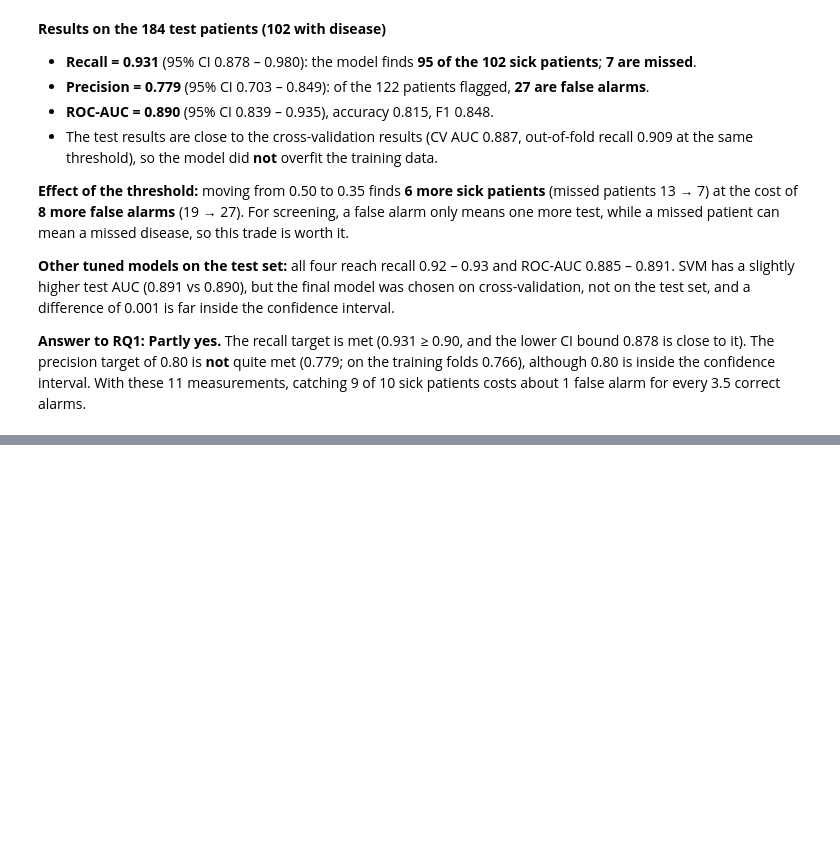
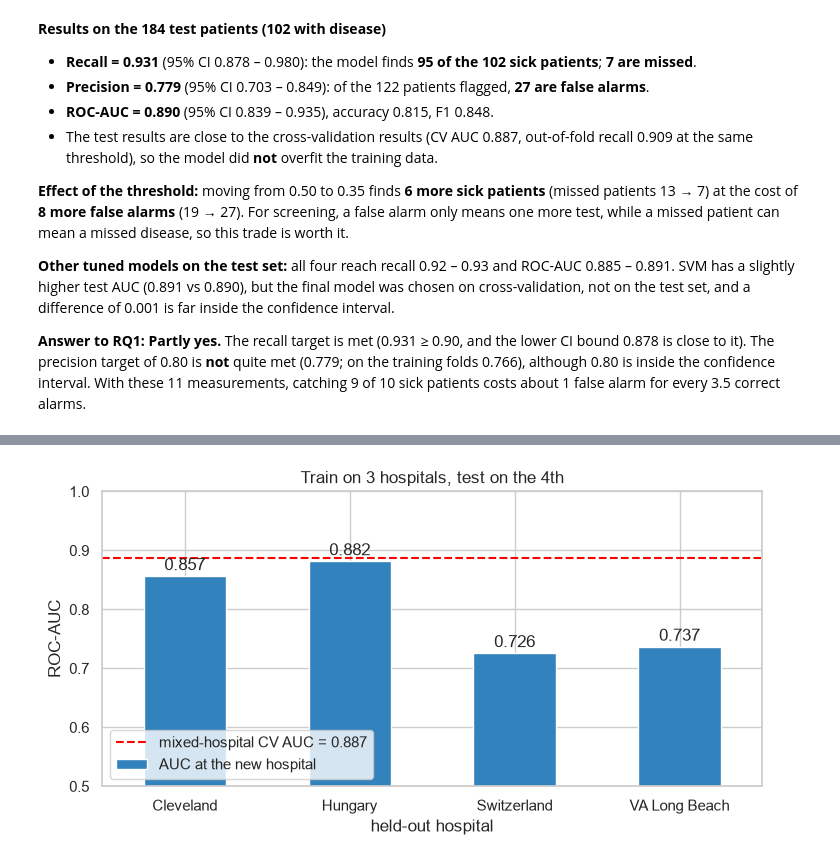
Before and after one commit to Razamirxa/heart-disease-risk, a Jupyter notebook: notebooks/02_modeling_pipeline.ipynb, the cells around one changed output, grey strips where cells are left out. Cells and saved outputs as stored; diff of their text form; code cells hidden in the pictures; blank space fills up the shorter version.

Commit message:
Part 2: leave-one-hospital-out test, SHAP and final pipeline

```diff
--- a/notebooks/02_modeling_pipeline.ipynb
+++ b/notebooks/02_modeling_pipeline.ipynb
@@ -558,0 +566,19 @@ all_test
+# %%
+HOSPITALS = ["Cleveland", "Hungary", "Switzerland", "VA Long Beach"]
+
+
+def loho(pipe, features=FEATURES, threshold=THRESHOLD):
+    rows = []
+    for h in HOSPITALS:
+        tr, te = df[df["hospital"] != h], df[df["hospital"] == h]
+        fitted = clone(pipe).fit(tr[features], tr[TARGET])
+        p = fitted.predict_proba(te[features])[:, 1]
+        rows.append({"held-out hospital": h, "patients": len(te), "disease rate": te[TARGET].mean(),
+                     "healthy patients": int((te[TARGET] == 0).sum()), **metrics(te[TARGET], p, threshold)})
+    return pd.DataFrame(rows).set_index("held-out hospital")
+
+
+loho_final = loho(final_pipe)
+cv_auc_final = searches[final_name].best_score_
+print(f"Pooled 5-fold CV AUC of the final model (all hospitals mixed): {cv_auc_final:.3f}")
+loho_final
@@ -558,0 +593,11 @@ all_test
+# %%
+fig, ax = plt.subplots(figsize=(7.5, 4))
+loho_final["roc_auc"].plot.bar(ax=ax, color="#3182bd", rot=0, label="AUC at the new hospital")
+ax.axhline(cv_auc_final, color="red", ls="--", label=f"mixed-hospital CV AUC = {cv_auc_final:.3f}")
+for i, v in enumerate(loho_final["roc_auc"]):
+    ax.text(i, v + 0.01, f"{v:.3f}", ha="center")
+ax.set_ylim(0.5, 1.0); ax.set_ylabel("ROC-AUC"); ax.set_title("Train on 3 hospitals, test on the 4th")
+ax.legend(loc="lower left")
+plt.tight_layout(); plt.savefig(FIG / "p2_loho_auc.png", dpi=150); plt.show()
+# %% [output]
+[figure, added]
```
Also changed, not shown: parts of 21 cells of this notebook, 10 other files.
